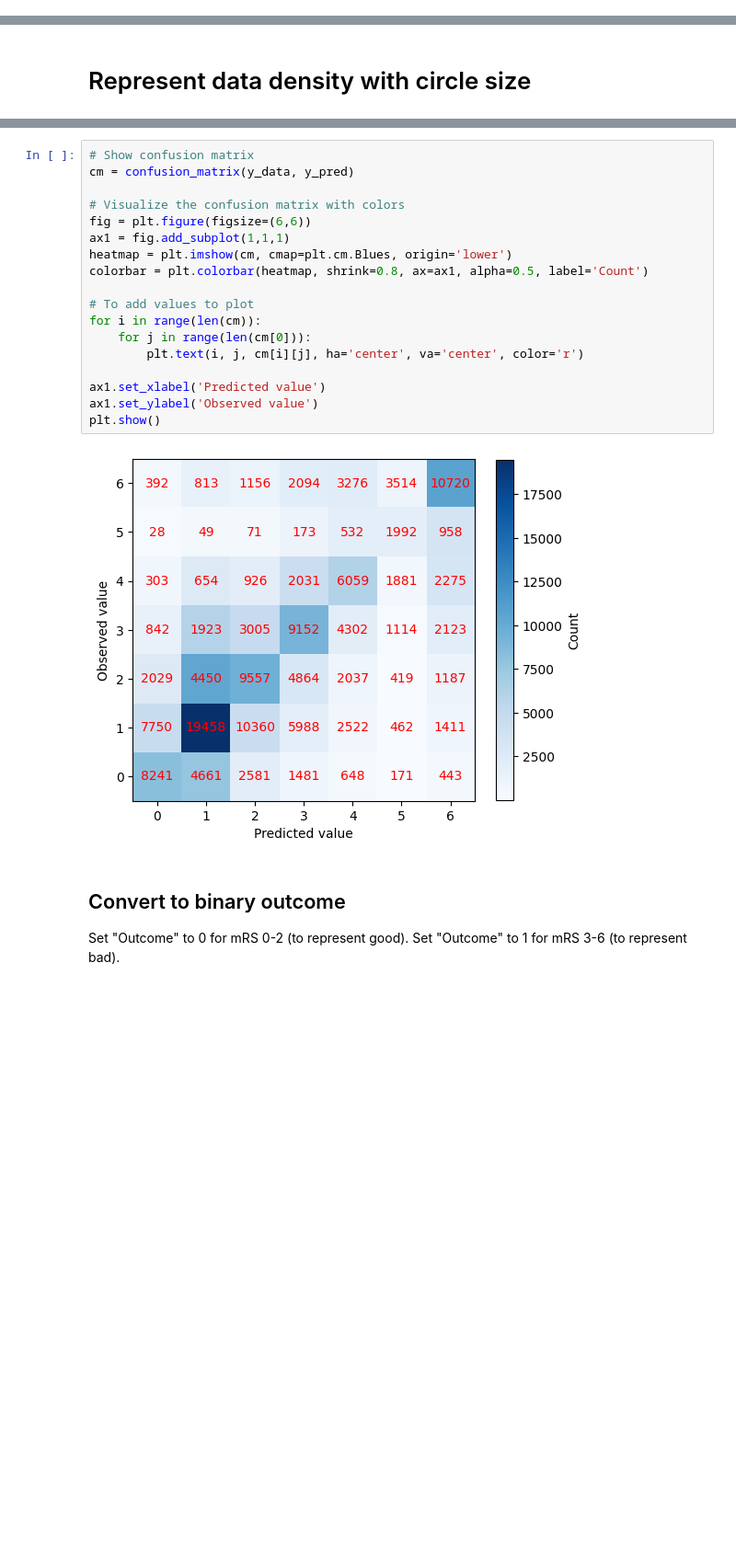
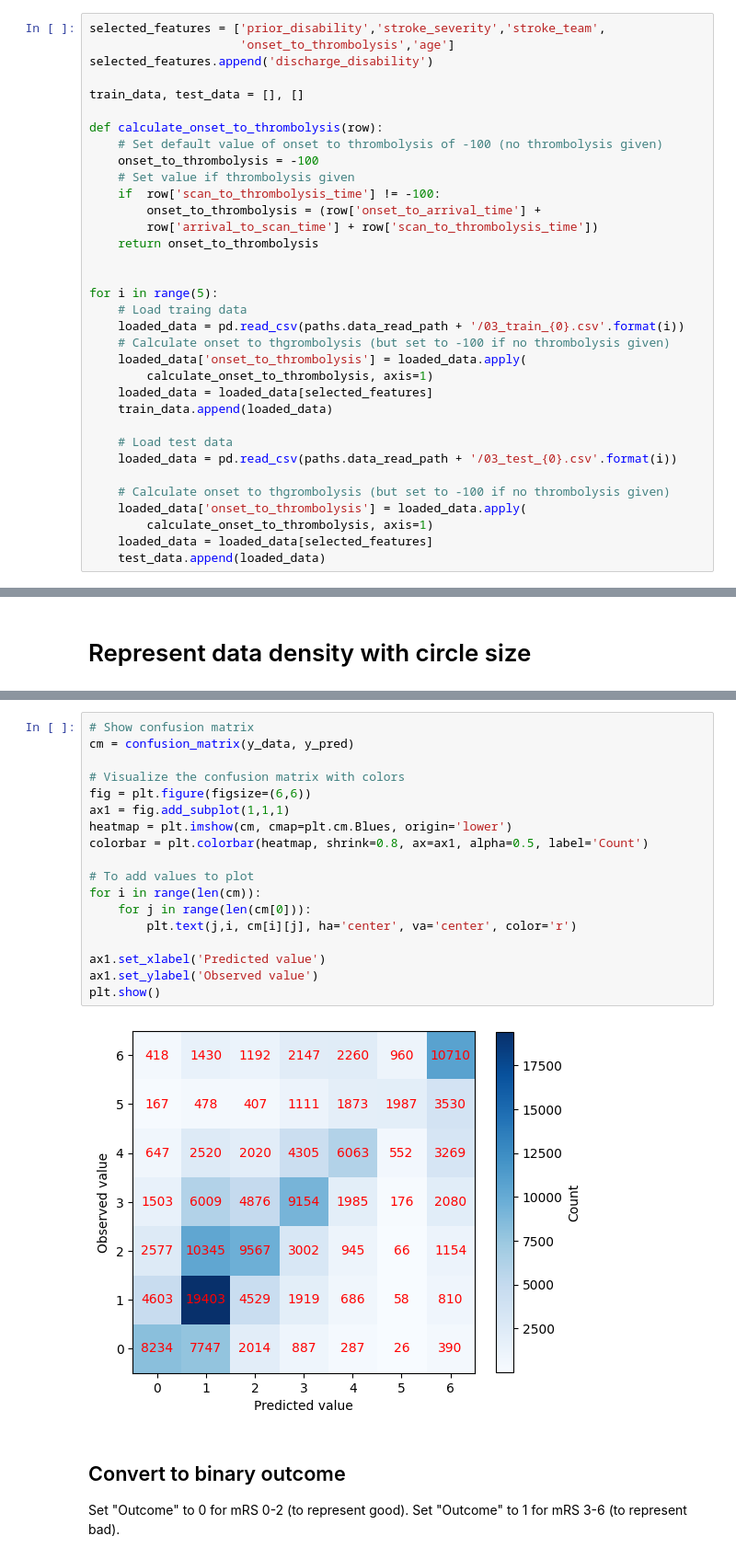
Before and after one commit to samuel-book/outcome_xgbb_shap, a Jupyter notebook: outcome_draft/02_xgb_multiclass_accuracy.ipynb, the cells around one changed output, grey strips where cells are left out. Shown at 92% size. Cells and saved outputs as stored; diff of their text form; blank space fills up the shorter version.

```diff
--- a/outcome_draft/02_xgb_multiclass_accuracy.ipynb
+++ b/outcome_draft/02_xgb_multiclass_accuracy.ipynb
@@ -82,3 +70,37 @@ for i in range(5):
+# %%
+selected_features = ['prior_disability','stroke_severity','stroke_team',
+                     'onset_to_thrombolysis','age']
+selected_features.append('discharge_disability')
+
+train_data, test_data = [], []
+
+def calculate_onset_to_thrombolysis(row):
+    # Set default value of onset to thrombolysis of -100 (no thrombolysis given)
+    onset_to_thrombolysis = -100
+    # Set value if thrombolysis given
+    if  row['scan_to_thrombolysis_time'] != -100:
+        onset_to_thrombolysis = (row['onset_to_arrival_time'] +
+        row['arrival_to_scan_time'] + row['scan_to_thrombolysis_time'])
+    return onset_to_thrombolysis
+
+
+for i in range(5):
+    # Load traing data
+    loaded_data = pd.read_csv(paths.data_read_path + '/03_train_{0}.csv'.format(i))
+    # Calculate onset to thgrombolysis (but set to -100 if no thrombolysis given)
+    loaded_data['onset_to_thrombolysis'] = loaded_data.apply(
+        calculate_onset_to_thrombolysis, axis=1)
+    loaded_data = loaded_data[selected_features]
+    train_data.append(loaded_data)
+
+    # Load test data
+    loaded_data = pd.read_csv(paths.data_read_path + '/03_test_{0}.csv'.format(i))
+
+    # Calculate onset to thgrombolysis (but set to -100 if no thrombolysis given)
+    loaded_data['onset_to_thrombolysis'] = loaded_data.apply(
+        calculate_onset_to_thrombolysis, axis=1)
+    loaded_data = loaded_data[selected_features]
+    test_data.append(loaded_data)
 # %%
 class_names = train_data[0]['discharge_disability'].unique()
 class_names = np.sort(class_names)
@@ -284,23 +306,23 @@ plt.show()
 # %%
 # Show confusion matrix
 cm = confusion_matrix(y_data, y_pred)
 
 # Visualize the confusion matrix with colors
 fig = plt.figure(figsize=(6,6))
 ax1 = fig.add_subplot(1,1,1)
 heatmap = plt.imshow(cm, cmap=plt.cm.Blues, origin='lower')
 colorbar = plt.colorbar(heatmap, shrink=0.8, ax=ax1, alpha=0.5, label='Count')
 
 # To add values to plot
 for i in range(len(cm)):
     for j in range(len(cm[0])):
-        plt.text(i, j, cm[i][j], ha='center', va='center', color='r')
+        plt.text(j,i, cm[i][j], ha='center', va='center', color='r')
 
 ax1.set_xlabel('Predicted value')
 ax1.set_ylabel('Observed value')
 plt.show()
 # %% [output]
-[figure, old version]
+[figure, new version]
 # %% [markdown]
 ## Convert to binary outcome
 Set "Outcome" to 0 for mRS 0-2 (to represent good).
```
Also changed, not shown: parts of 12 cells of this notebook, 1 other file.
